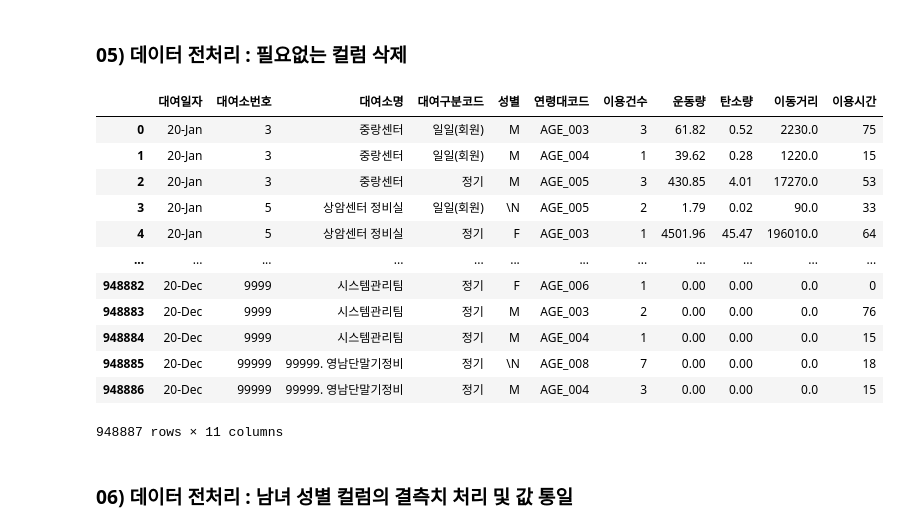
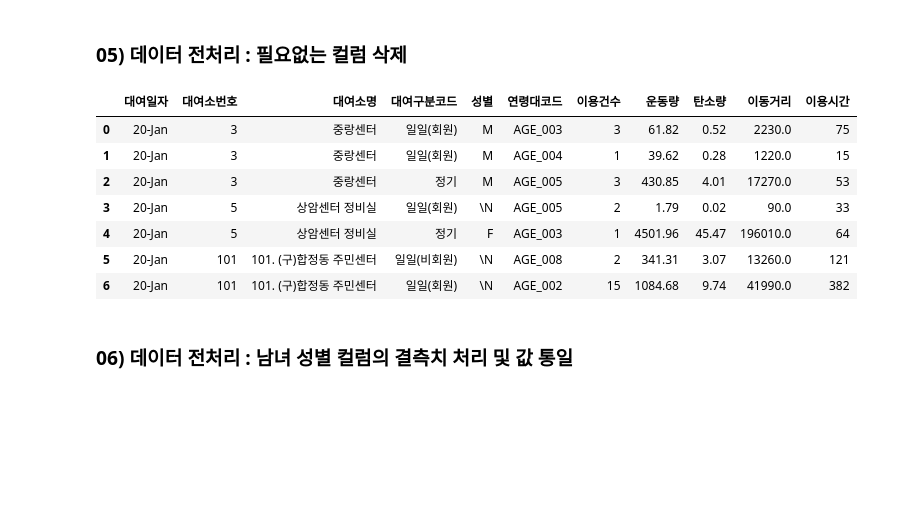
Before and after one commit to jinubot07/LikeLion_13th_DataCourse, a Jupyter notebook: 08_PRJ_team_project/Team_PRJ_bike.ipynb, the cells around one changed output. Saved outputs shown, nothing was run; the diff lists cells and outputs as text; code cells hidden in the pictures; blank space fills up the shorter version.

```diff
--- a/08_PRJ_team_project/Team_PRJ_bike.ipynb
+++ b/08_PRJ_team_project/Team_PRJ_bike.ipynb
@@ -138,23 +138,19 @@ Index(['대여일자', '대여소번호', '대여소명', '대여구분코드',
 # %% [markdown]
 ### 05) 데이터 전처리 : 필요없는 컬럼 삭제
 # %%
-bike_2020.drop(['여성', '남성', '미상', '총 이용건수', 'AGE_001', 'AGE_002',
+bike_2020 = bike_2020.drop(['여성', '남성', '미상', '총 이용건수', 'AGE_001', 'AGE_002',
        'AGE_003', 'AGE_004', 'AGE_005', 'AGE_006', 'AGE_007', 'AGE_008',
        'AGE_009'],axis=1)
+bike_2020.head(7)
 # %% [output]
 |  | 대여일자 | 대여소번호 | 대여소명 | 대여구분코드 | 성별 | 연령대코드 | 이용건수 | 운동량 | 탄소량 | 이동거리 | 이용시간 |
 | 0 | 20-Jan | 3 | 중랑센터 | 일일(회원) | M | AGE_003 | 3 | 61.82 | 0.52 | 2230.0 | 75 |
 | 1 | 20-Jan | 3 | 중랑센터 | 일일(회원) | M | AGE_004 | 1 | 39.62 | 0.28 | 1220.0 | 15 |
 | 2 | 20-Jan | 3 | 중랑센터 | 정기 | M | AGE_005 | 3 | 430.85 | 4.01 | 17270.0 | 53 |
 | 3 | 20-Jan | 5 | 상암센터 정비실 | 일일(회원) | \N | AGE_005 | 2 | 1.79 | 0.02 | 90.0 | 33 |
 | 4 | 20-Jan | 5 | 상암센터 정비실 | 정기 | F | AGE_003 | 1 | 4501.96 | 45.47 | 196010.0 | 64 |
-| ... | ... | ... | ... | ... | ... | ... | ... | ... | ... | ... | ... |
-| 948882 | 20-Dec | 9999 | 시스템관리팀 | 정기 | F | AGE_006 | 1 | 0.00 | 0.00 | 0.0 | 0 |
-| 948883 | 20-Dec | 9999 | 시스템관리팀 | 정기 | M | AGE_003 | 2 | 0.00 | 0.00 | 0.0 | 76 |
-| 948884 | 20-Dec | 9999 | 시스템관리팀 | 정기 | M | AGE_004 | 1 | 0.00 | 0.00 | 0.0 | 15 |
-| 948885 | 20-Dec | 99999 | 99999. 영남단말기정비 | 정기 | \N | AGE_008 | 7 | 0.00 | 0.00 | 0.0 | 18 |
-| 948886 | 20-Dec | 99999 | 99999. 영남단말기정비 | 정기 | M | AGE_004 | 3 | 0.00 | 0.00 | 0.0 | 15 |
+| 5 | 20-Jan | 101 | 101. (구)합정동 주민센터 | 일일(비회원) | \N | AGE_008 | 2 | 341.31 | 3.07 | 13260.0 | 121 |
+| 6 | 20-Jan | 101 | 101. (구)합정동 주민센터 | 일일(회원) | \N | AGE_002 | 15 | 1084.68 | 9.74 | 41990.0 | 382 |
-948887 rows × 11 columns
 # %% [markdown]
 ### 06) 데이터 전처리 : 남녀 성별 컬럼의 결측치 처리 및 값 통일
 # %%
```
Also changed, not shown: parts of 18 cells of this notebook, 3 other files.
